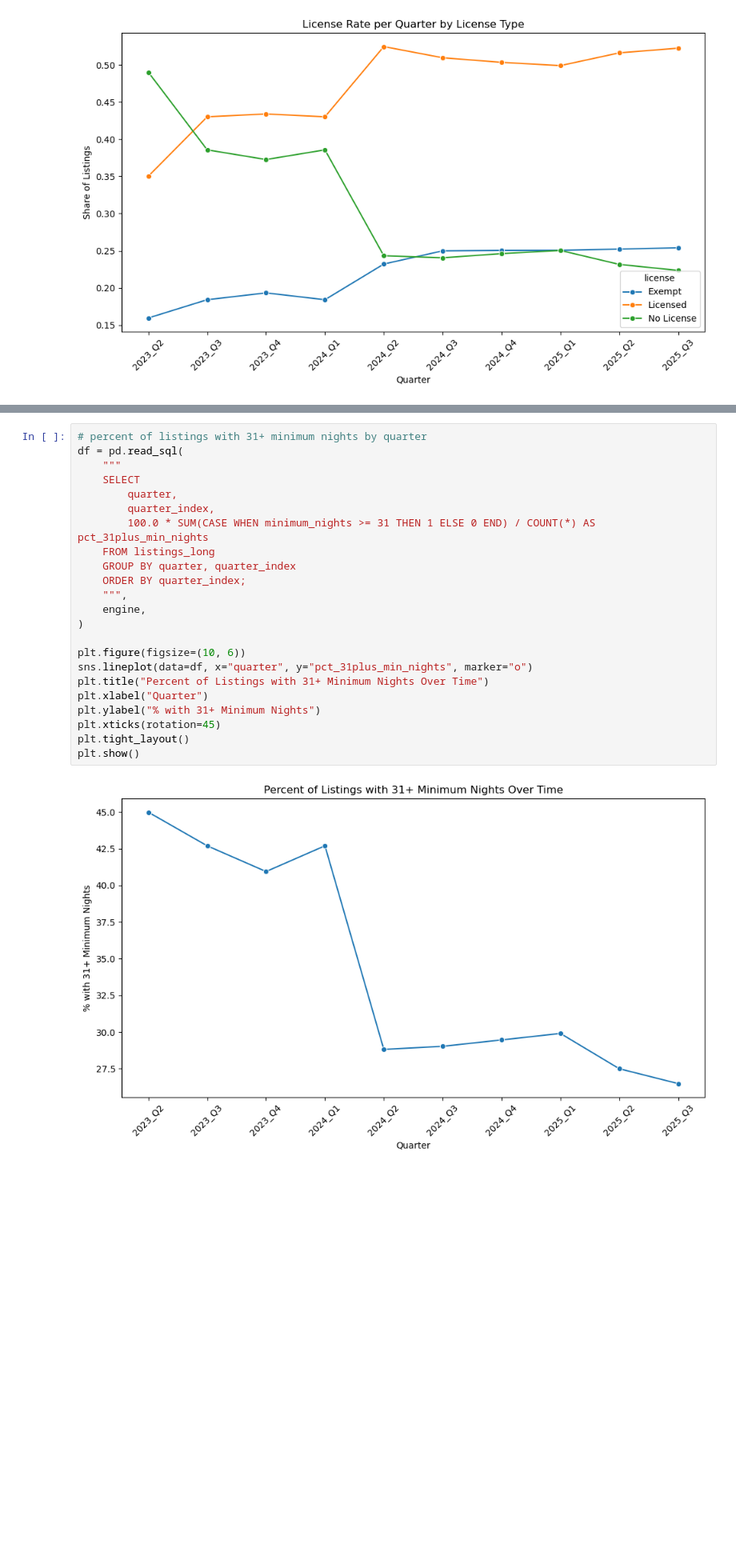
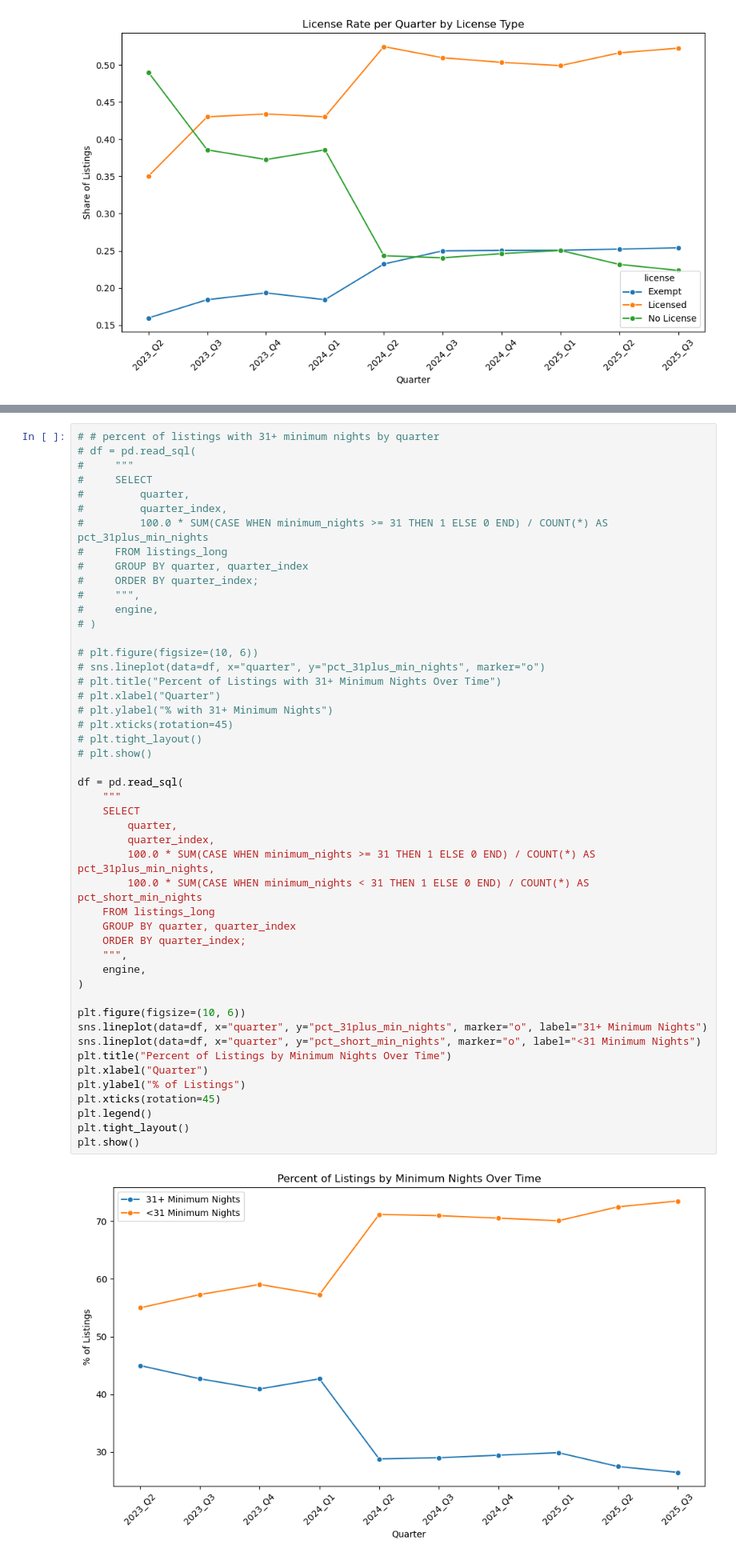
Before and after one commit to johbry17/Capital-Crashpad, a Jupyter notebook: notebooks/case_study.ipynb, the cells around one changed output, grey strips where cells are left out. Shown at 80% size. Cells and saved outputs as stored; diff of their text form; blank space fills up the shorter version.

```diff
--- a/notebooks/case_study.ipynb
+++ b/notebooks/case_study.ipynb
@@ -67,25 +103,50 @@ plt.show()
 # %%
-# percent of listings with 31+ minimum nights by quarter
+# # percent of listings with 31+ minimum nights by quarter
+# df = pd.read_sql(
+#     """
+#     SELECT
+#         quarter,
+#         quarter_index,
+#         100.0 * SUM(CASE WHEN minimum_nights >= 31 THEN 1 ELSE 0 END) / COUNT(*) AS pct_31plus_min_nights
+#     FROM listings_long
+#     GROUP BY quarter, quarter_index
+#     ORDER BY quarter_index;
+#     """,
+#     engine,
+# )
+
+# plt.figure(figsize=(10, 6))
+# sns.lineplot(data=df, x="quarter", y="pct_31plus_min_nights", marker="o")
+# plt.title("Percent of Listings with 31+ Minimum Nights Over Time")
+# plt.xlabel("Quarter")
+# plt.ylabel("% with 31+ Minimum Nights")
+# plt.xticks(rotation=45)
+# plt.tight_layout()
+# plt.show()
+
 df = pd.read_sql(
     """
     SELECT
         quarter,
         quarter_index,
-        100.0 * SUM(CASE WHEN minimum_nights >= 31 THEN 1 ELSE 0 END) / COUNT(*) AS pct_31plus_min_nights
+        100.0 * SUM(CASE WHEN minimum_nights >= 31 THEN 1 ELSE 0 END) / COUNT(*) AS pct_31plus_min_nights,
+        100.0 * SUM(CASE WHEN minimum_nights < 31 THEN 1 ELSE 0 END) / COUNT(*) AS pct_short_min_nights
     FROM listings_long
     GROUP BY quarter, quarter_index
     ORDER BY quarter_index;
     """,
     engine,
 )
 
 plt.figure(figsize=(10, 6))
-sns.lineplot(data=df, x="quarter", y="pct_31plus_min_nights", marker="o")
-plt.title("Percent of Listings with 31+ Minimum Nights Over Time")
+sns.lineplot(data=df, x="quarter", y="pct_31plus_min_nights", marker="o", label="31+ Minimum Nights")
+sns.lineplot(data=df, x="quarter", y="pct_short_min_nights", marker="o", label="<31 Minimum Nights")
+plt.title("Percent of Listings by Minimum Nights Over Time")
 plt.xlabel("Quarter")
-plt.ylabel("% with 31+ Minimum Nights")
+plt.ylabel("% of Listings")
 plt.xticks(rotation=45)
+plt.legend()
 plt.tight_layout()
 plt.show()
 # %% [output]
-[figure, old version]
+[figure, new version]
```
Also changed, not shown: parts of 15 cells of this notebook.
